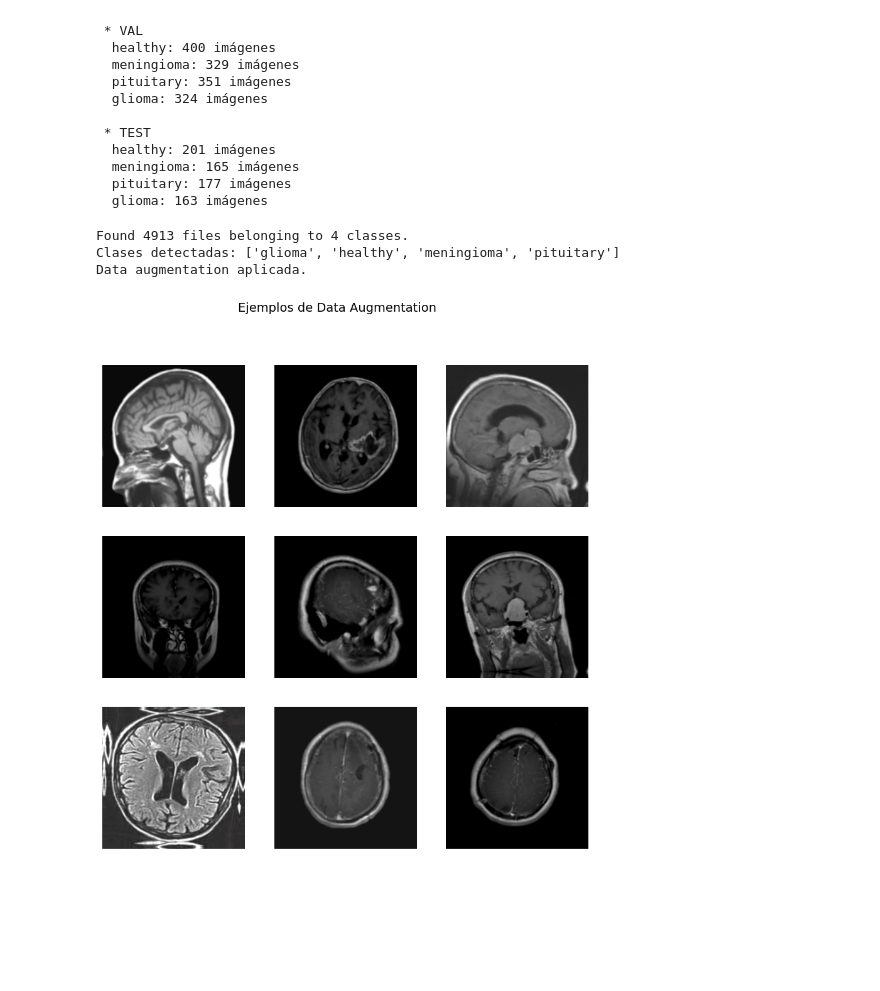
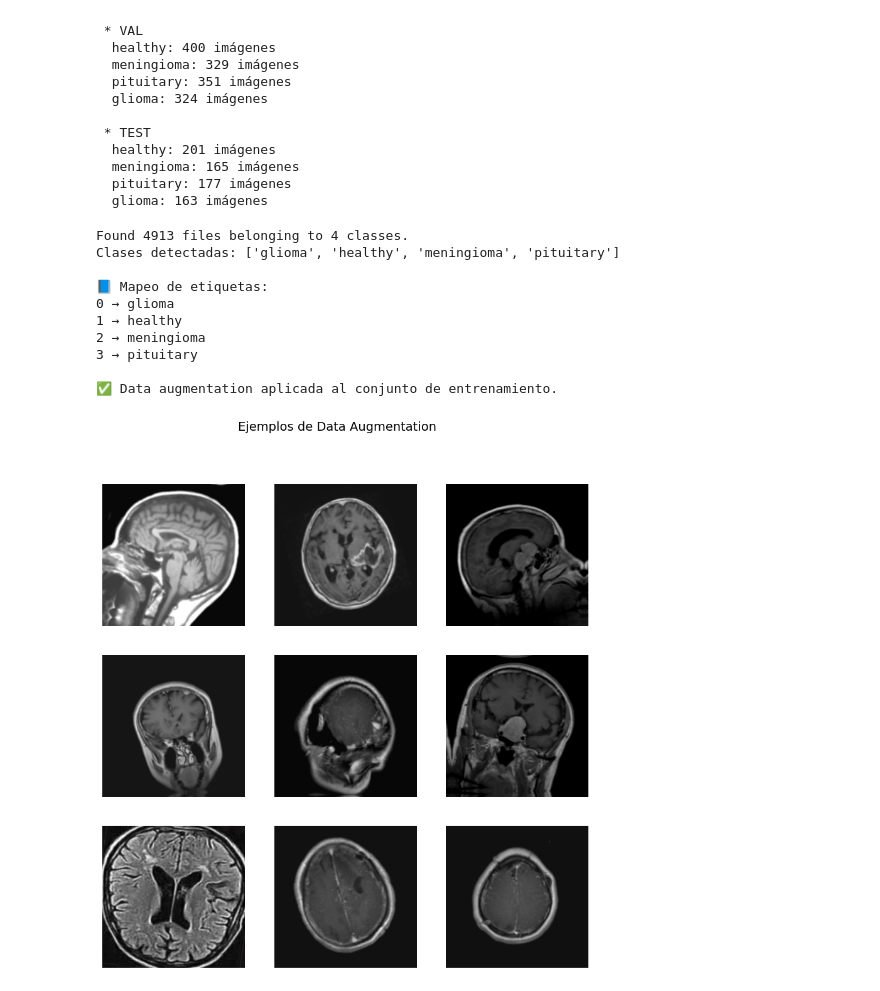
Before and after one commit to katterine2558/mri-tumor-detection-cnn, a Jupyter notebook: mri_tumor_detection_cnn.ipynb, the cells around one changed output. Drawn from its saved outputs; the diff is of its cells as text; code cells hidden in the pictures; blank space fills up the shorter version.

```diff
--- a/mri_tumor_detection_cnn.ipynb
+++ b/mri_tumor_detection_cnn.ipynb
@@ -235,42 +239,55 @@ def data_augmentation(split_dir:str, seed:int, batch_size:int, image_size:tuple)
     class_names = train_ds.class_names
     print("Clases detectadas:", class_names)
 
+    # 🔹 Crear mapeo explícito de índice → nombre
+    label_map = {i: name for i, name in enumerate(class_names)}
+    print("\n📘 Mapeo de etiquetas:")
+    for key, value in label_map.items():
+        print(f"{key} → {value}")
+
     # Definir Data Augmentation
     data_augmentation = tf.keras.Sequential([
         layers.RandomRotation(0.05),
         layers.RandomZoom(0.1),
         layers.RandomContrast(0.1),
         layers.RandomBrightness(0.1),
     ])
 
-    # Aplicar augmentación
+    # Aplicar aumentación
     train_ds = train_ds.map(lambda x, y: (data_augmentation(x, training=True), y))
 
-    print("Data augmentation aplicada.")
-    return train_ds, data_augmentation, class_names
+    print("\n✅ Data augmentation aplicada al conjunto de entrenamiento.")
+    return train_ds, data_augmentation, class_names, label_map
 
 
 def plot_data_augmentation(train_ds, data_augmentation):
     for images, labels in train_ds.take(1):
         plt.figure(figsize=(10, 10))
         for i in range(9):
             augmented = data_augmentation(images, training=True)
             ax = plt.subplot(3, 3, i + 1)
             plt.imshow(augmented[i].numpy().astype("uint8"))
             plt.axis("off")
         plt.suptitle("Ejemplos de Data Augmentation", fontsize=14)
         plt.show()
         break
 
 
 # Ejecutar data augmentation
-train_ds, data_aug, class_names = data_augmentation(split_dir, seed, batch_size, image_size)
+train_ds, data_aug, class_names, label_map = data_augmentation(split_dir, seed, batch_size, image_size)
 plot_data_augmentation(train_ds, data_aug)
 # %% [output]
 Found 4913 files belonging to 4 classes.
 Clases detectadas: ['glioma', 'healthy', 'meningioma', 'pituitary']
-Data augmentation aplicada.
+
+📘 Mapeo de etiquetas:
+0 → glioma
+1 → healthy
+2 → meningioma
+3 → pituitary
+
+✅ Data augmentation aplicada al conjunto de entrenamiento.
-[figure, old version]
+[figure, new version]
 # %%
 # ==========================================================
 # TRAIN LABEL VERIFICATION
```
Also changed, not shown: parts of 3 cells of this notebook.
